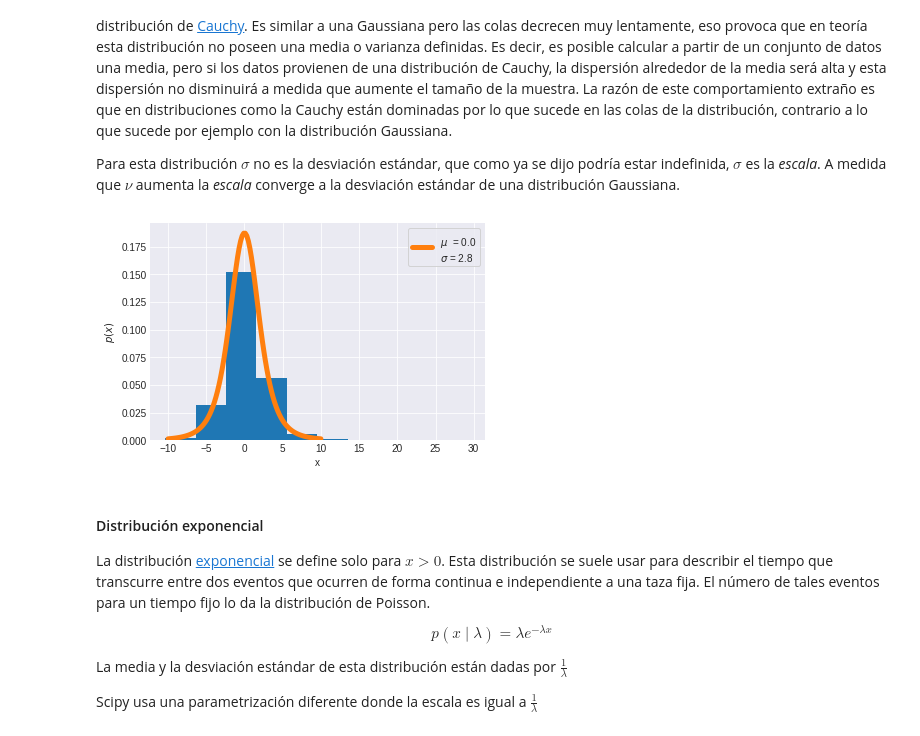
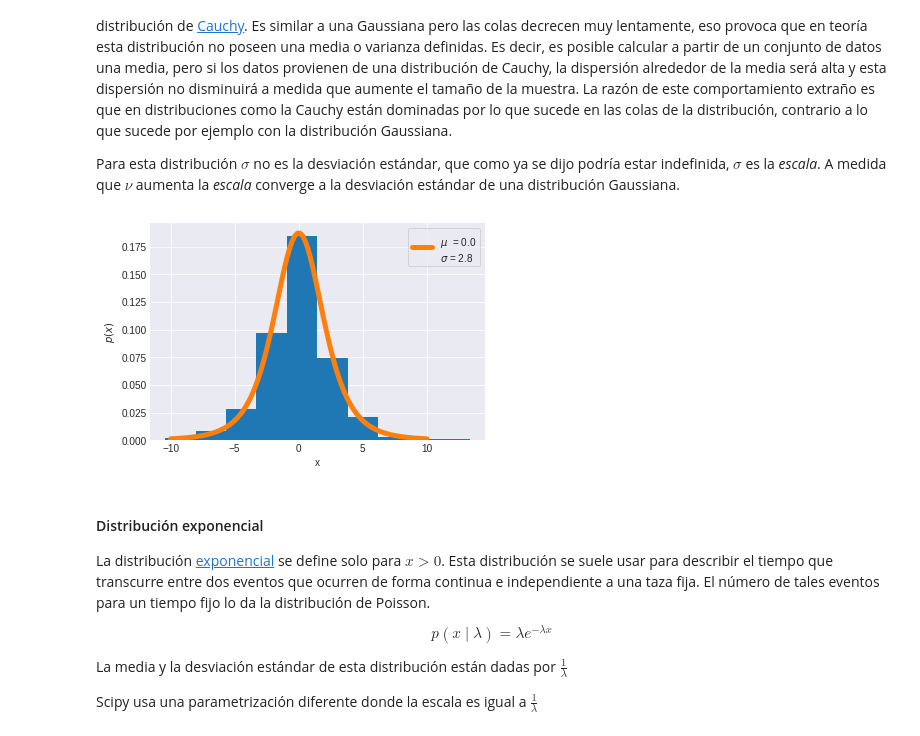
Before and after one commit to danzaconloros/intro_ciencia_de_datos, a Jupyter notebook: 02_distribuciones_de_probabilidad.ipynb, the cells around one changed output. Drawn from its saved outputs; the diff is of its cells as text; code cells hidden in the pictures.

```diff
--- a/02_distribuciones_de_probabilidad.ipynb
+++ b/02_distribuciones_de_probabilidad.ipynb
@@ -258,18 +268,18 @@ Para esta distribución $\sigma$ no es la desviación estándar, que como ya se
 # %%
 distri = stats.t(loc=0, scale=2, df=4) # media 0, escala 2, grados de libertad 4
 x = np.linspace(-10, 10, 100)
 x_rvs = distri.rvs(500)  # muestrear 500 valores de la distribución
 x_pdf = distri.pdf(x)  # la pdf evaluada para todos los x
-plt.hist(x_rvs, normed=True)
+plt.hist(x_rvs, density=True)
 media, varianza = distri.stats(moments='mv')
 plt.plot (x, x_pdf, color='C1', lw=5,
            label='$\mu$  = {:3.1f}\n$\sigma$ = {:3.1f}'.format(float(media),
                                                                float(varianza)**0.5))
 plt.xlabel('x')
 plt.ylabel('$p(x)$')
 plt.legend(frameon=True);
 # %% [output]
-[figure, old version]
+[figure, new version]
 # %% [markdown]
 #### Distribución exponencial
 
```
Also changed, not shown: parts of 20 cells of this notebook.
